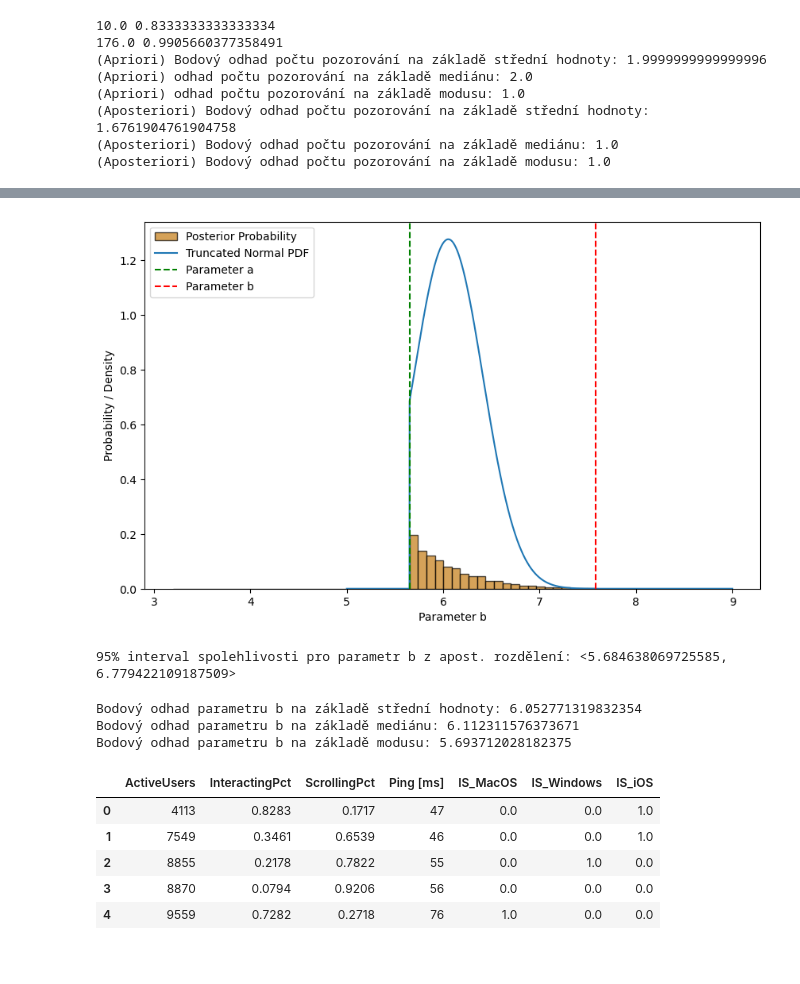
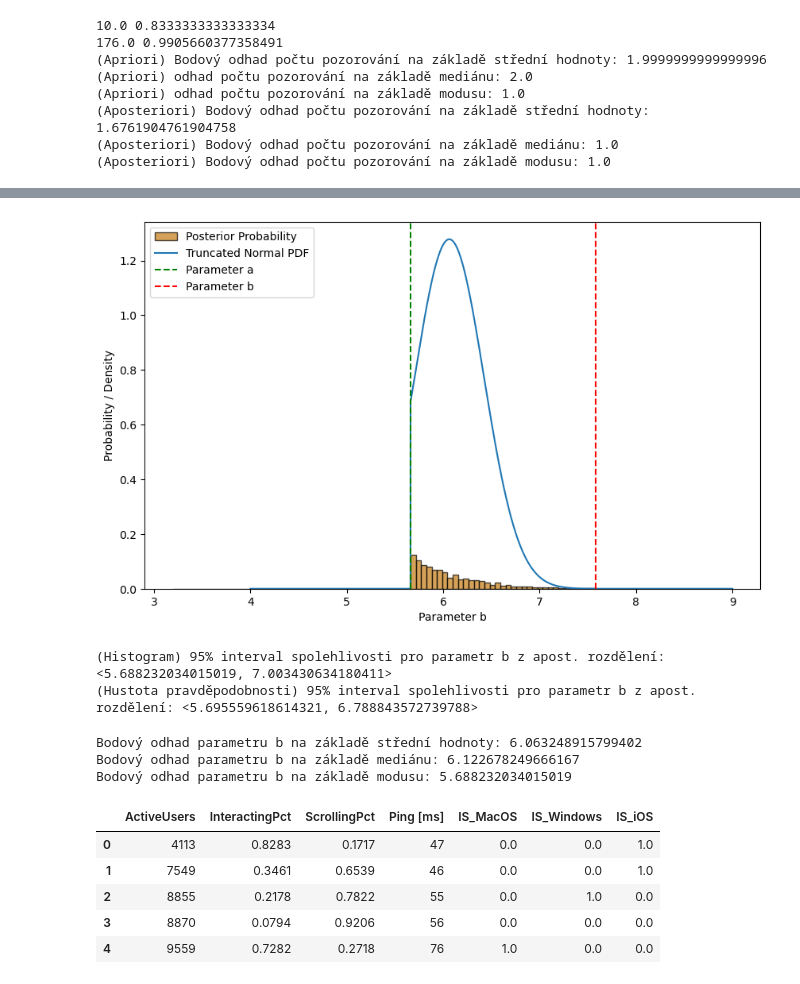
Before and after one commit to LukasFoltyn/msp-2, a Jupyter notebook: Foltyn_MSP_2-projekt.ipynb, the cells around one changed output, grey strips where cells are left out. Cells and saved outputs as stored; diff of their text form; code cells hidden in the pictures.

```diff
--- a/Foltyn_MSP_2-projekt.ipynb
+++ b/Foltyn_MSP_2-projekt.ipynb
@@ -145,9 +145,9 @@ print("(Aposteriori) Bodový odhad počtu pozorování na základě modusu:", ev
 subtask_b_prior = first_task_data[["uloha_1 b)_prior", "skupina"]].groupby("skupina").max()
 subtask_b_observations = first_task_data["uloha_1 b)_pozorování"].dropna()
 
-bin_values_num = 50
+bin_values_num = 80
 
-# soubor maximálních hodnot z jednotlivých skupin setřídíme do 50 binů o stejné šířce
+# soubor maximálních hodnot z jednotlivých skupin setřídíme do 80 binů o stejné šířce
 prior_freq, bins = np.histogram(subtask_b_prior, bins=bin_values_num)
 prior_prob = prior_freq / prior_freq.sum()
 
@@ -190,42 +190,44 @@ plt.show()
 # %%
-# cumulative_probs = np.cumsum(posterior_prob)
-# print(cumulative_probs)
+# výpočet 95% intervalu spolehlivosti na základě histogramu
+cumulative_probs = np.cumsum(posterior_prob)
 
-# lower_idx = np.where(cumulative_probs >= 0.0001)[0][0]
-# lower_bound = bin_centers[lower_idx]
+# najdeme bin, který +- odpovídá 2.5 percentilu
+lower_idx = np.argmax(cumulative_probs >= 0.025)
+b_posteriro_lower_hist = bin_centers[lower_idx]
 
-# upper_idx = np.where(cumulative_probs >= 0.95)[0][0]
-# upper_bound = bin_centers[upper_idx]
-
-# print(lower_bound, upper_bound)
+# najdeme bin, který +- odpovídá 97.5 percentilu
+upper_idx = np.argmax(cumulative_probs >= 0.975)
+b_posteriro_upper_hist = bin_centers[upper_idx]
 
 mean = np.sum(bin_centers * posterior_prob)
 std_dev = np.sqrt(np.sum(posterior_prob * (bin_centers - mean)**2))
 
+# výpočet 95% intervalu spolehlivosti na základě hustoty pravděpodobnosti
 a = posterior_prob.nonzero()[0][0]
-
 a_standard = (bins[a] - mean) / std_dev
 b_standard = (bins[-1] - mean) / std_dev
 
-x_range = np.linspace(5, 9, 5000)
+x_range = np.linspace(4, 9, 5000)
 
 plt.figure(figsize=(10, 6))
 plt.hist(bins[:-1], bins, weights=posterior_prob, label='Posterior Probability', alpha=0.7, color='#C47B12', edgecolor='black')
-plt.plot(x, stats.truncnorm.pdf(x_range, a=a_standard, b=b_standard, loc=mean, scale=std_dev), label='Truncated Normal PDF',)
+plt.plot(x_range, stats.truncnorm.pdf(x_range, a=a_standard, b=b_standard, loc=mean, scale=std_dev), label='Truncated Normal PDF',)
 plt.axvline(x=bins[a], color='green', linestyle='--', label='Parameter a')
 plt.axvline(x=bins[-1], color='red', linestyle='--', label='Parameter b')
 plt.xlabel('Parameter b')
 plt.ylabel('Probability / Density')
 plt.legend()
 plt.show()
 
-b_posteriro_lower = stats.truncnorm.ppf(lower_percentile, a=a_standard, b=b_standard, loc=mean, scale=std_dev)
-b_posteriro_upper = stats.truncnorm.ppf(upper_percentile, a=a_standard, b=b_standard, loc=mean, scale=std_dev)
+b_posteriro_lower_pdf = stats.truncnorm.ppf(lower_percentile, a=a_standard, b=b_standard, loc=mean, scale=std_dev)
+b_posteriro_upper_pdf = stats.truncnorm.ppf(upper_percentile, a=a_standard, b=b_standard, loc=mean, scale=std_dev)
 
-print("95% interval spolehlivosti pro parametr b z apost. rozdělení: <{}, {}>".format(b_posteriro_lower, b_posteriro_upper))
+print("(Histogram) 95% interval spolehlivosti pro parametr b z apost. rozdělení: <{}, {}>".format(b_posteriro_lower_hist, b_posteriro_upper_hist))
+print("(Hustota pravděpodobnosti) 95% interval spolehlivosti pro parametr b z apost. rozdělení: <{}, {}>".format(b_posteriro_lower_pdf, b_posteriro_upper_pdf))
 # %% [output]
-[figure, old version]
+[figure, new version]
-95% interval spolehlivosti pro parametr b z apost. rozdělení: <5.684638069725585, 6.779422109187509>
+(Histogram) 95% interval spolehlivosti pro parametr b z apost. rozdělení: <5.688232034015019, 7.003430634180411>
+(Hustota pravděpodobnosti) 95% interval spolehlivosti pro parametr b z apost. rozdělení: <5.695559618614321, 6.788843572739788>
 # %%
 mode = bin_centers[posterior_prob.argmax()]
 median = stats.truncnorm.median(a=a_standard, b=b_standard, loc=mean, scale=std_dev)
@@ -234,9 +236,9 @@ print("Bodový odhad parametru b na základě střední hodnoty:", mean)
 print("Bodový odhad parametru b na základě mediánu:", median)
 print("Bodový odhad parametru b na základě modusu:", mode)
 # %% [output]
-Bodový odhad parametru b na základě střední hodnoty: 6.052771319832354
-Bodový odhad parametru b na základě mediánu: 6.112311576373671
-Bodový odhad parametru b na základě modusu: 5.693712028182375
+Bodový odhad parametru b na základě střední hodnoty: 6.063248915799402
+Bodový odhad parametru b na základě mediánu: 6.122678249666167
+Bodový odhad parametru b na základě modusu: 5.688232034015019
 # %%
 # načtení dat pro druhou úlohu
 second_task_data = pd.read_excel('Projekt-2_Data.xlsx', sheet_name='Úloha 2')
```
Also changed, not shown: parts of 2 cells of this notebook.
